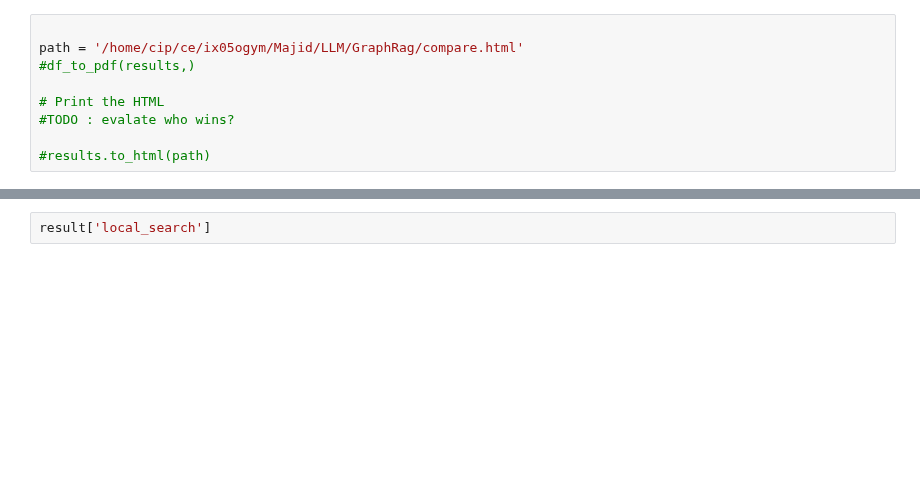
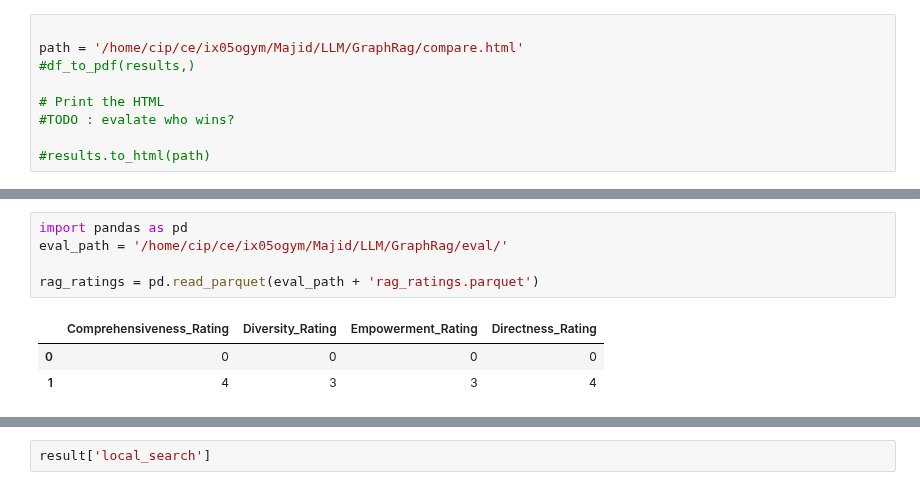
Before and after one commit to majidsh97/LLM, a Jupyter notebook: GraphRag/compare.ipynb, the cells around one changed output, grey strips where cells are left out. Saved outputs shown, nothing was run; the diff lists cells and outputs as text; blank space fills up the shorter version.

```diff
--- a/GraphRag/compare.ipynb
+++ b/GraphRag/compare.ipynb
@@ -499,0 +545,9 @@ path = '/home/cip/ce/ix05ogym/Majid/LLM/GraphRag/compare.html'
+# %%
+import pandas as pd
+eval_path = '/home/cip/ce/ix05ogym/Majid/LLM/GraphRag/eval/'
+
+rag_ratings = pd.read_parquet(eval_path + 'rag_ratings.parquet')
+# %% [output]
+|  | Comprehensiveness_Rating | Diversity_Rating | Empowerment_Rating | Directness_Rating |
+| 0 | 0 | 0 | 0 | 0 |
+| 1 | 4 | 3 | 3 | 4 |
```
Also changed, not shown: parts of 5 cells of this notebook, 1 other file.
